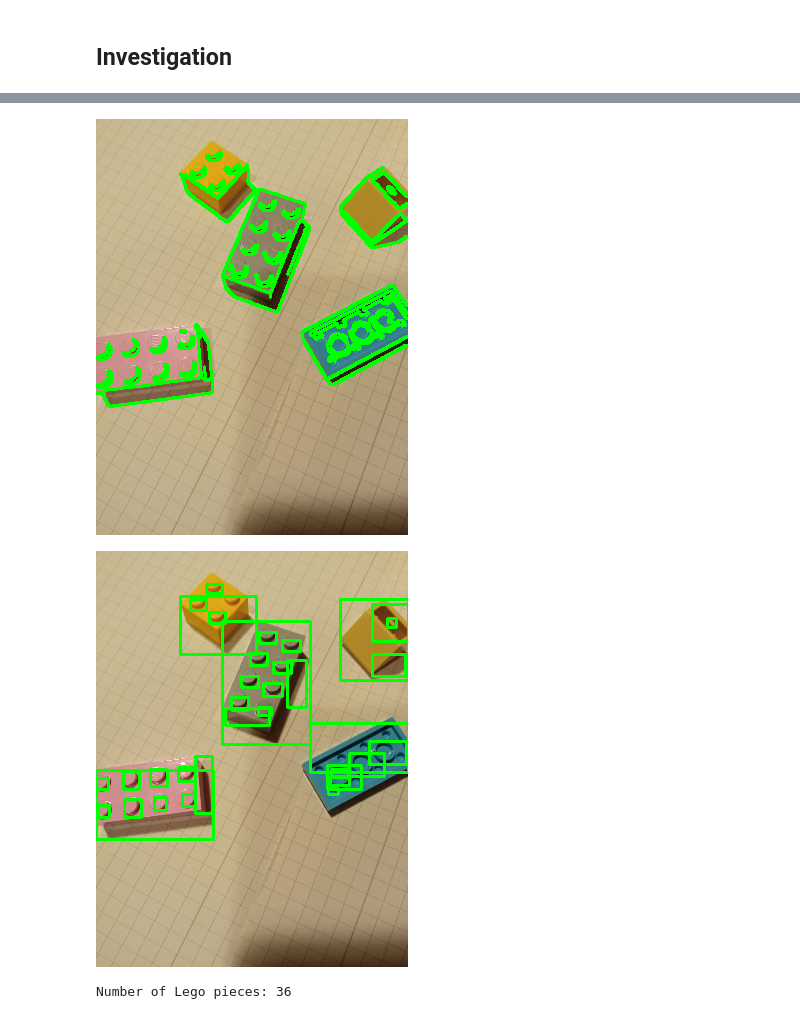
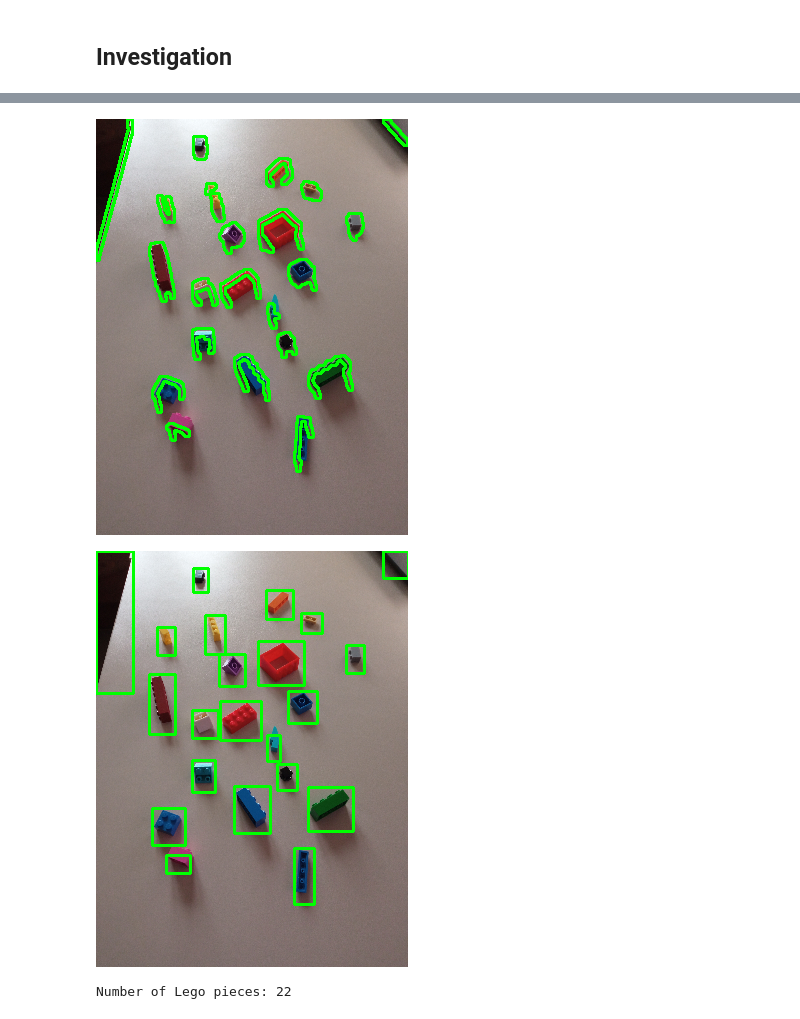
Before and after one commit to m21ark/vc_t1, a Jupyter notebook: mark.ipynb, the cells around one changed output, grey strips where cells are left out. Saved outputs shown, nothing was run; the diff lists cells and outputs as text; code cells hidden in the pictures.

Commit message:
Attempt at contourn connection but we must be careful af

```diff
--- a/mark.ipynb
+++ b/mark.ipynb
@@ -14,7 +14,7 @@ from scripts.edges import *
 # %% [markdown]
 ## Loading an image to work with
 # %%
-img = loadImage(39)
+img = loadImage(28)
 
 render(img)
 # %% [output]
@@ -125,20 +125,30 @@ render(edge_image)
 # %%
 # Find contours in the edge image
 contours, _ = cv2.findContours(edges, cv2.RETR_EXTERNAL, cv2.CHAIN_APPROX_SIMPLE)
+
+# Create a kernel for dilation
+kernel = cv2.getStructuringElement(cv2.MORPH_RECT, (5, 5))  # Adjust kernel size as needed
+
+# Dilate the edge image
+dilated_edges = cv2.dilate(edges, kernel)
+
+# Find contours in the dilated image
+contours, _ = cv2.findContours(dilated_edges, cv2.RETR_EXTERNAL, cv2.CHAIN_APPROX_SIMPLE)
 
 # Draw the contours on a copy of the original image
 contour_image = img.copy()
 
 cv2.drawContours(contour_image, contours, -1, (0, 255, 0), 2)
 
+# Display or save the resulting image
 render(contour_image)
 # %% [output]
-[figure, old version]
+[figure, new version]
 # %%
 num_legos = 0
 
 # Define area threshold for bounding rectangles
-area_threshold = 50  # Adjust as needed
+area_threshold = 200  # Adjust as needed
 intersection_threshold = 0.25
 
 # Create a copy of the original image for drawing bounding boxes
@@ -157,32 +167,32 @@ for contour in contours:
 
     # Check if area is above the threshold
     if area > area_threshold:
         # Check if this bounding rectangle overlaps with any previously drawn ones
         overlap = False
         contained = False
         for (bx, by, bw, bh) in bounding_rectangles:
             intersection_area = max(0, min(x+w, bx+bw) - max(x, bx)) * max(0, min(y+h, by+bh) - max(y, by))
             union_area = area + bw*bh - intersection_area
             if intersection_area / union_area > intersection_threshold:
                 overlap = True
                 # print("OVERLAP")
                 break
             if x >= bx and y >= by and x + w <= bx + bw and y + h <= by + bh:
                 contained = True
                 # print("CONTAINED")
                 break
 
         # If not fully contained and no significant overlap, draw the bounding box and increment lego count
         if not contained and not overlap:
             cv2.rectangle(bounding_box_image, (x, y), (x + w, y + h), (0, 255, 0), 2)
             bounding_rectangles.append((x, y, w, h))
             num_legos += 1
 
 # Display the image with bounding boxes
 render(bounding_box_image)
 
 # Print the number of legos
 print("Number of Lego pieces:", num_legos)
 # %% [output]
-[figure, old version]
+[figure, new version]
-Number of Lego pieces: 36
+Number of Lego pieces: 22
```
Also changed, not shown: parts of 3 cells of this notebook.
